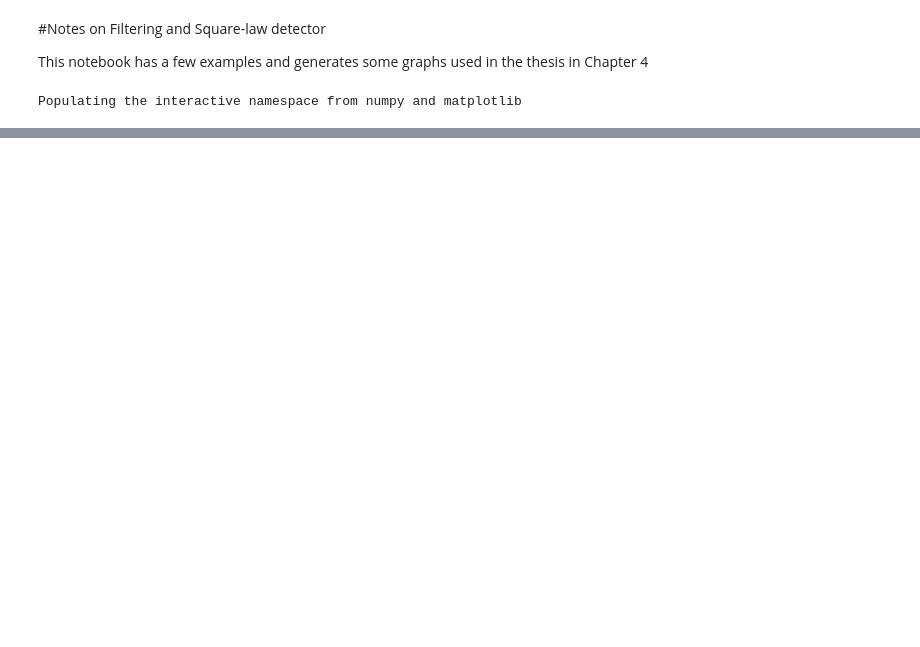
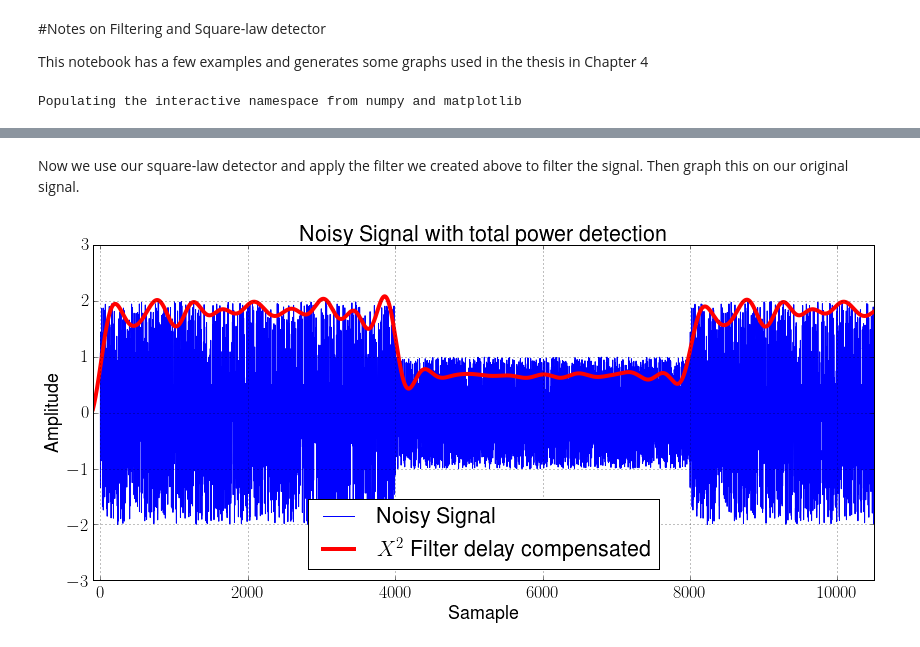
Before and after one commit to matgyver/Radiometer-SDR-Thesis, a Jupyter notebook: Experiments/Exp6/Experiment_6.ipynb, the cells around one changed output, grey strips where cells are left out. Cells and saved outputs as stored; diff of their text form; code cells hidden in the pictures; blank space fills up the shorter version.

```diff
--- a/Experiments/Exp6/Experiment_6.ipynb
+++ b/Experiments/Exp6/Experiment_6.ipynb
@@ -90,0 +134,39 @@ fig.savefig("TPR.png", dpi=300)
+# %% [markdown]
+Now we use our square-law detector and apply the filter we created above to filter the signal.  Then graph this on our original signal.
+# %%
+fig = plt.figure(figsize=(14,6), dpi=300)
+
+#def butter_lowpass(cutoff, fs, order=5):
+#   nyq = 0.5 * fs
+#  normal_cutoff = cutoff / nyq
+#    b, a = butter(order, normal_cutoff, btype='low', analog=False)
+#    return b, a
+
+#def butter_lowpass_filter(data, cutoff, fs, order=5):
+#    b, a = butter_lowpass(cutoff, fs, order=order)
+#    y = lfilter(b, a, data)
+#    return y
+#Simulating a square-law detector (X^2)
+square = noisy**2
+# Use lfilter to filter x with the FIR filter.
+filtered_x = lfilter(taps, .5, square)
+
+t = np.linspace(0,12000,12000)
+# Plot the original signal.
+plt.plot(t,noisy,label='Noisy Signal')
+# Plot the filtered signal, shifted to compensate for the phase delay.
+#plt.plot(t,filtered_x, 'g-',label='Filtered X^2 signal',linewidth=4)
+plt.plot(t-delay,filtered_x,'r-',label='$X^2$ Filter delay compensated',linewidth=4)
+#y = butter_lowpass_filter(square, cutoff, fs, order)
+#plt.plot(noisy)
+#plt.plot(y*2,'r')
+xlabel('Samaple')
+ylabel('Amplitude')
+title('Noisy Signal with total power detection')
+axis([-100, 10500, -3, 3])
+grid(True)
+plt.legend(loc='lower center')
+fig.savefig("TPR.pdf", dpi=300)
+fig.savefig("TPR.png", dpi=300)
+# %% [output]
+[figure, added]
```
Also changed, not shown: parts of 7 cells of this notebook, 7 other files.
